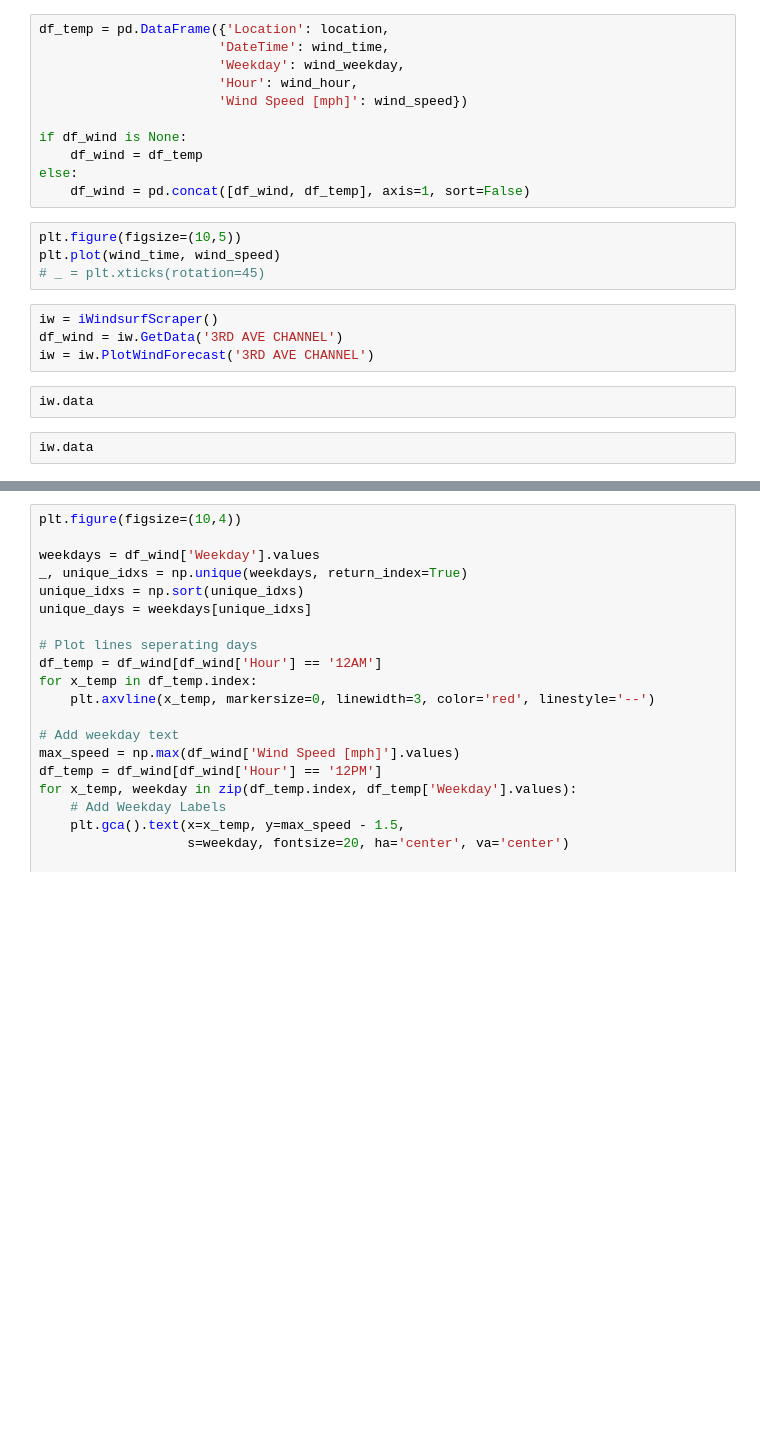
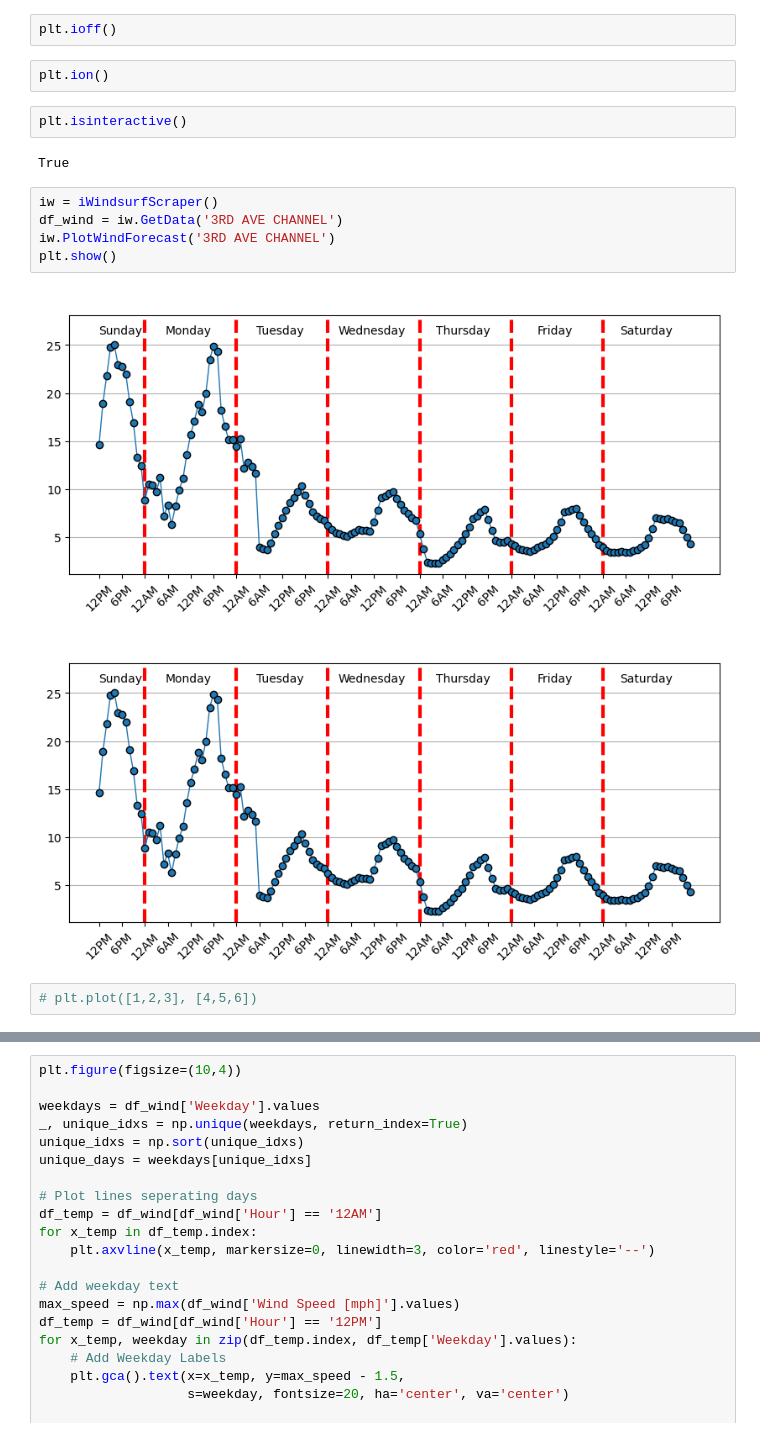
Before and after one commit to dniamir/iWindsurfScraper, a Jupyter notebook: iWindsurf_Test.ipynb, the cells around one changed output, grey strips where cells are left out. Saved outputs shown, nothing was run; the diff lists cells and outputs as text; blank space fills up the shorter version.

```diff
--- a/iWindsurf_Test.ipynb
+++ b/iWindsurf_Test.ipynb
@@ -69,23 +16,18 @@ wind_hour = [x.hour for x in wind_time]
-# %%
-df_temp = pd.DataFrame({'Location': location,
-                       'DateTime': wind_time,
-                       'Weekday': wind_weekday,
-                       'Hour': wind_hour,
-                       'Wind Speed [mph]': wind_speed})
-
-if df_wind is None:
-    df_wind = df_temp
-else:
-    df_wind = pd.concat([df_wind, df_temp], axis=1, sort=False)
-# %%
-plt.figure(figsize=(10,5))
-plt.plot(wind_time, wind_speed)
-# _ = plt.xticks(rotation=45)
+# %%
+plt.ioff()
+# %%
+plt.ion()
+# %%
+plt.isinteractive()
+# %% [output]
+True
 # %%
 iw = iWindsurfScraper()
 df_wind = iw.GetData('3RD AVE CHANNEL')
-iw = iw.PlotWindForecast('3RD AVE CHANNEL')
+iw.PlotWindForecast('3RD AVE CHANNEL')
+plt.show()
+# %% [output]
+[figure, added]
+[figure, added]
-# %%
-iw.data
-# %%
-iw.data
+# %%
+# plt.plot([1,2,3], [4,5,6])
```
Also changed, not shown: parts of 8 cells of this notebook, 1 other file.
